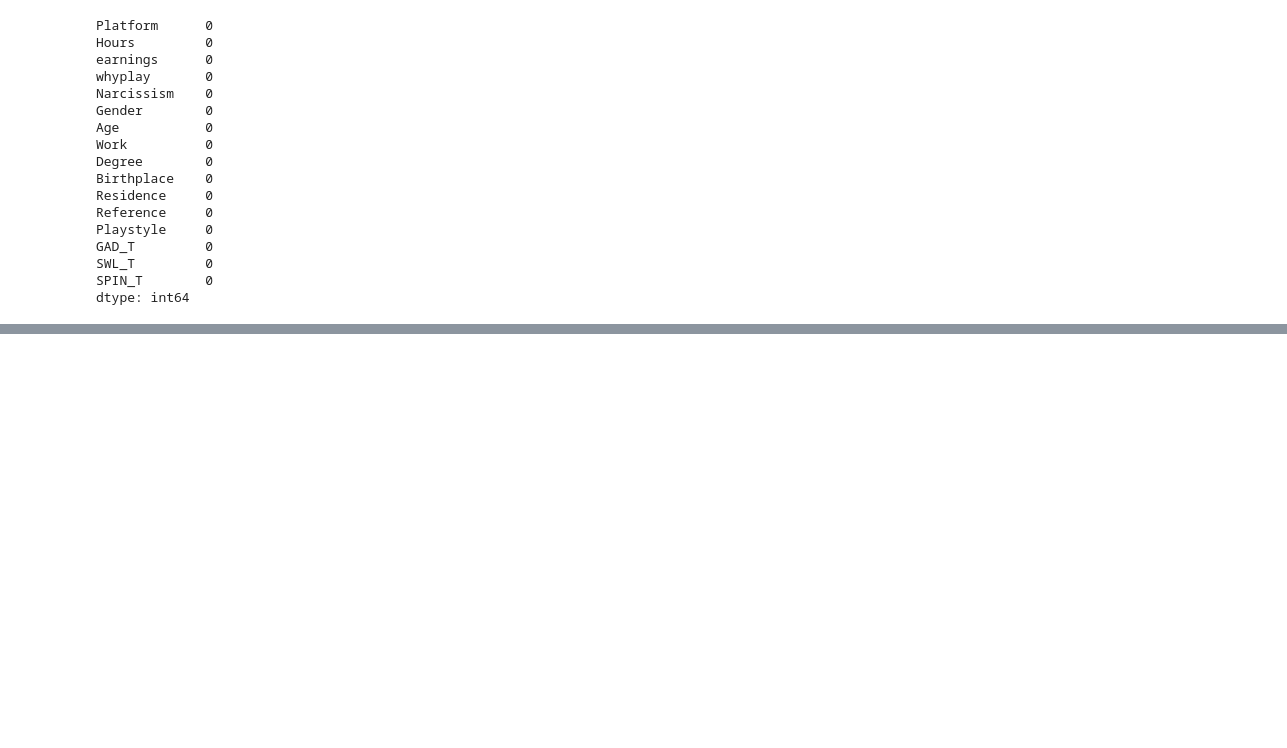
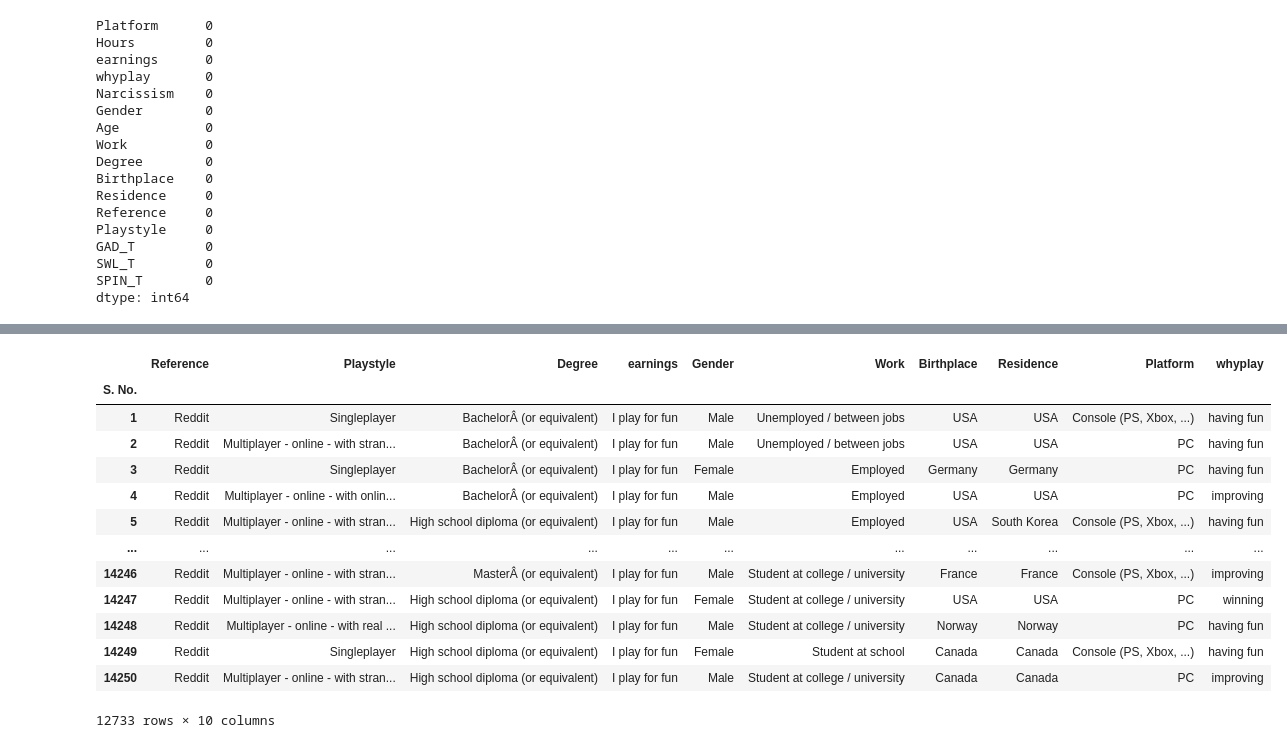
Before and after one commit to thesua7/CSE-499, a Jupyter notebook: SWL.ipynb, the cells around one changed output, grey strips where cells are left out. Cells and saved outputs as stored; diff of their text form; code cells hidden in the pictures; blank space fills up the shorter version.

```diff
--- a/SWL.ipynb
+++ b/SWL.ipynb
@@ -119,0 +114,17 @@ dtype: int64
+# %%
+df[catCols]
+# %% [output]
+|  | Reference | Playstyle | Degree | earnings | Gender | Work | Birthplace | Residence | Platform | whyplay |
+| S. No. |  |  |  |  |  |  |  |  |  |  |
+| 1 | Reddit | Singleplayer | BachelorÂ (or equivalent) | I play for fun | Male | Unemployed / between jobs | USA | USA | Console (PS, Xbox, ...) | having fun |
+| 2 | Reddit | Multiplayer - online - with stran... | BachelorÂ (or equivalent) | I play for fun | Male | Unemployed / between jobs | USA | USA | PC | having fun |
+| 3 | Reddit | Singleplayer | BachelorÂ (or equivalent) | I play for fun | Female | Employed | Germany | Germany | PC | having fun |
+| 4 | Reddit | Multiplayer - online - with onlin... | BachelorÂ (or equivalent) | I play for fun | Male | Employed | USA | USA | PC | improving |
+| 5 | Reddit | Multiplayer - online - with stran... | High school diploma (or equivalent) | I play for fun | Male | Employed | USA | South Korea | Console (PS, Xbox, ...) | having fun |
+| ... | ... | ... | ... | ... | ... | ... | ... | ... | ... | ... |
+| 14246 | Reddit | Multiplayer - online - with stran... | MasterÂ (or equivalent) | I play for fun | Male | Student at college / university | France | France | Console (PS, Xbox, ...) | improving |
+| 14247 | Reddit | Multiplayer - online - with stran... | High school diploma (or equivalent) | I play for fun | Female | Student at college / university | USA | USA | PC | winning |
+| 14248 | Reddit | Multiplayer - online - with real ... | High school diploma (or equivalent) | I play for fun | Male | Student at college / university | Norway | Norway | PC | having fun |
+| 14249 | Reddit | Singleplayer | High school diploma (or equivalent) | I play for fun | Female | Student at school | Canada | Canada | Console (PS, Xbox, ...) | having fun |
+| 14250 | Reddit | Multiplayer - online - with stran... | High school diploma (or equivalent) | I play for fun | Male | Student at college / university | Canada | Canada | PC | improving |
+12733 rows × 10 columns
```
Also changed, not shown: parts of 54 cells of this notebook.
